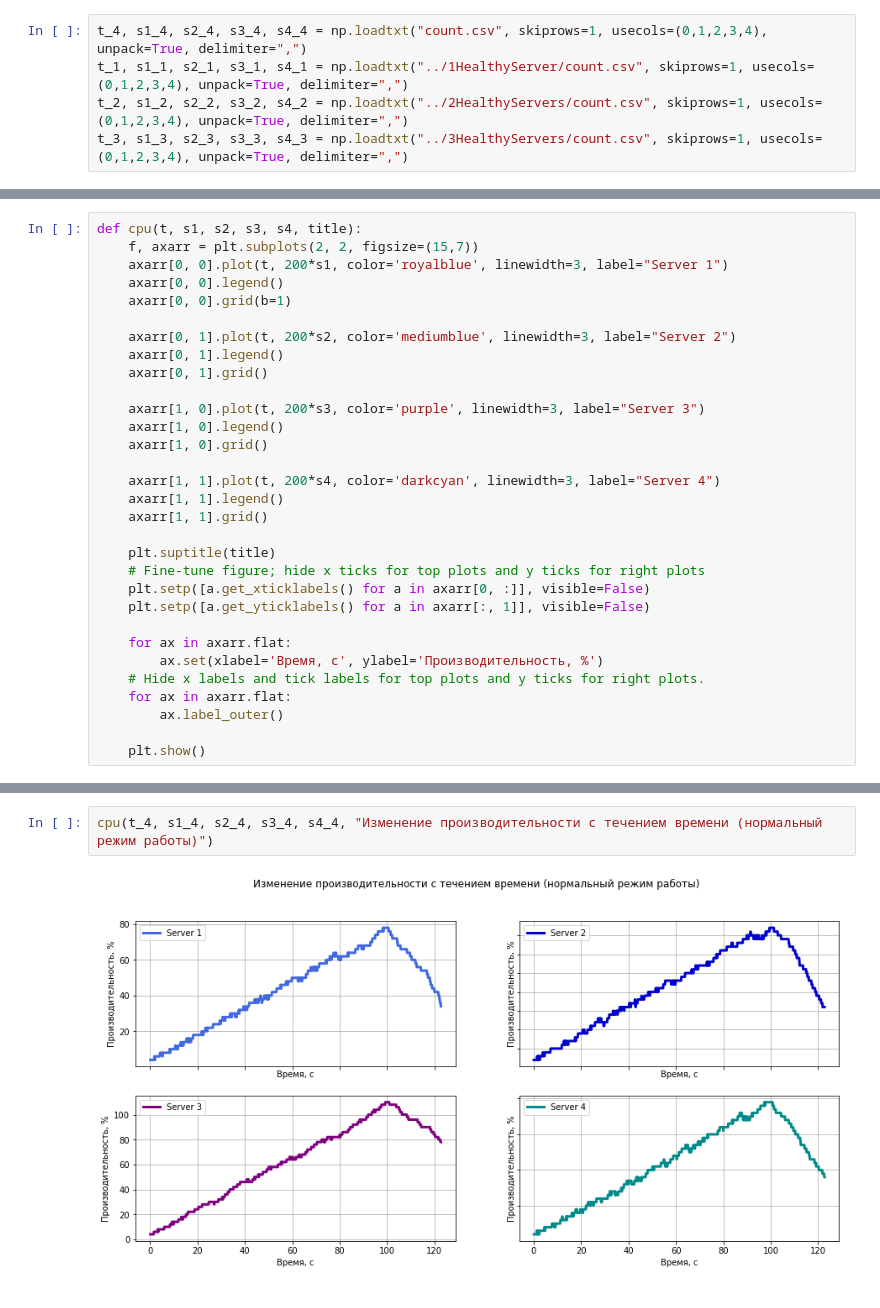
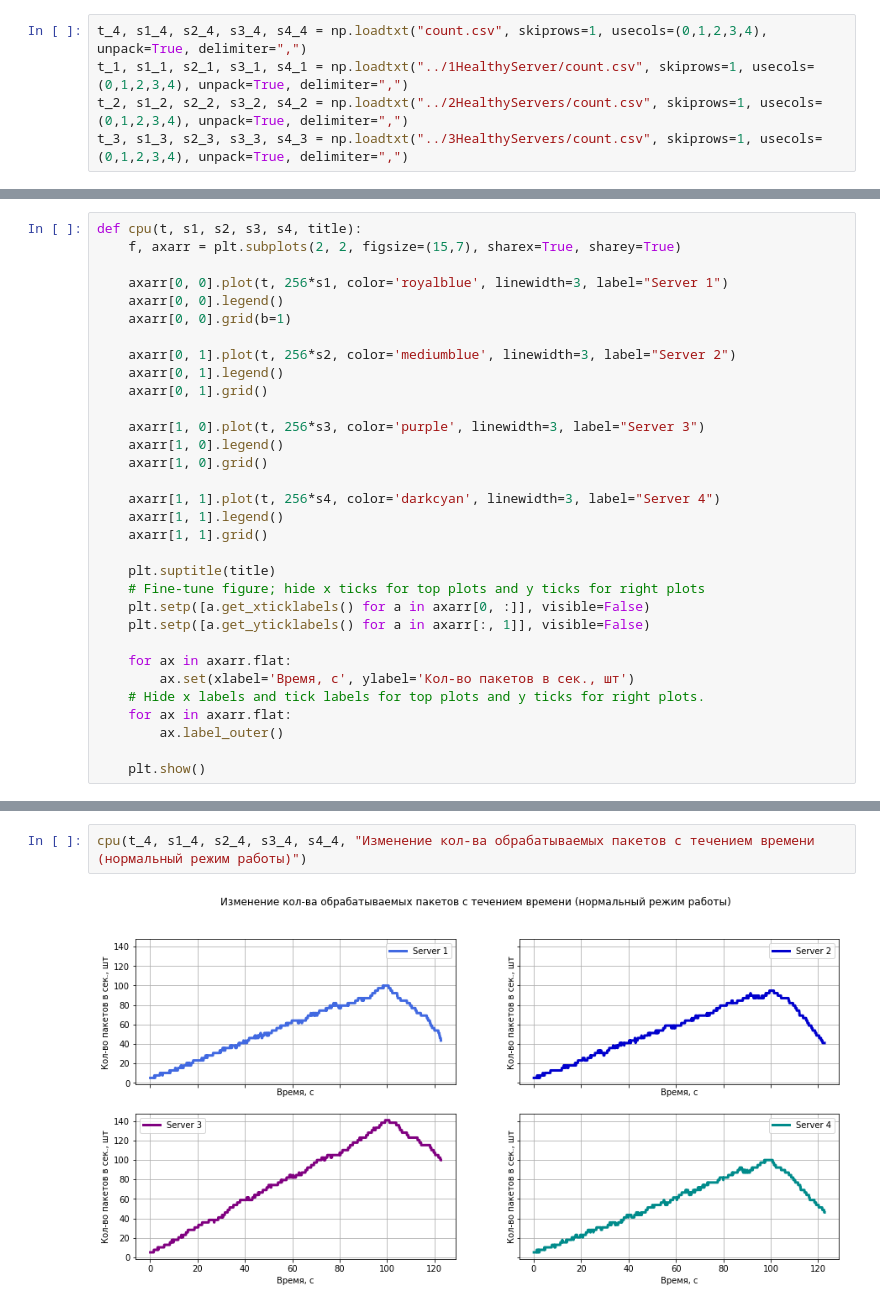
Before and after one commit to kenenbek/StorageYadro, a Jupyter notebook: results/normal/plots.ipynb, the cells around one changed output, grey strips where cells are left out. Cells and saved outputs as stored; diff of their text form.

```diff
--- a/results/normal/plots.ipynb
+++ b/results/normal/plots.ipynb
@@ -10,19 +15,20 @@ t_3, s1_3, s2_3, s3_3, s4_3 = np.loadtxt("../3HealthyServers/count.csv", skiprow
 # %%
 def cpu(t, s1, s2, s3, s4, title):
-    f, axarr = plt.subplots(2, 2, figsize=(15,7))
-    axarr[0, 0].plot(t, 200*s1, color='royalblue', linewidth=3, label="Server 1")
+    f, axarr = plt.subplots(2, 2, figsize=(15,7), sharex=True, sharey=True)
+
+    axarr[0, 0].plot(t, 256*s1, color='royalblue', linewidth=3, label="Server 1")
     axarr[0, 0].legend()
     axarr[0, 0].grid(b=1)
 
-    axarr[0, 1].plot(t, 200*s2, color='mediumblue', linewidth=3, label="Server 2")
+    axarr[0, 1].plot(t, 256*s2, color='mediumblue', linewidth=3, label="Server 2")
     axarr[0, 1].legend()
     axarr[0, 1].grid()
 
-    axarr[1, 0].plot(t, 200*s3, color='purple', linewidth=3, label="Server 3")
+    axarr[1, 0].plot(t, 256*s3, color='purple', linewidth=3, label="Server 3")
     axarr[1, 0].legend()
     axarr[1, 0].grid()
 
-    axarr[1, 1].plot(t, 200*s4, color='darkcyan', linewidth=3, label="Server 4")
+    axarr[1, 1].plot(t, 256*s4, color='darkcyan', linewidth=3, label="Server 4")
     axarr[1, 1].legend()
     axarr[1, 1].grid()
 
@@ -32,7 +38,7 @@ def cpu(t, s1, s2, s3, s4, title):
     plt.setp([a.get_yticklabels() for a in axarr[:, 1]], visible=False)
 
     for ax in axarr.flat:
-        ax.set(xlabel='Время, с', ylabel='Производительность, %')
+        ax.set(xlabel='Время, с', ylabel='Кол-во пакетов в сек., шт')
     # Hide x labels and tick labels for top plots and y ticks for right plots.
     for ax in axarr.flat:
         ax.label_outer()
@@ -41,5 +90,5 @@ def cpu(t, s1, s2, s3, s4, title):
 # %%
-cpu(t_4, s1_4, s2_4, s3_4, s4_4, "Изменение производительности с течением времени (нормальный режим работы)")
+cpu(t_4, s1_4, s2_4, s3_4, s4_4, "Изменение кол-ва обрабатываемых пакетов с течением времени (нормальный режим работы)")
 # %% [output]
-[figure, old version]
+[figure, new version]
 # %%
```
Also changed, not shown: parts of 8 cells of this notebook.
